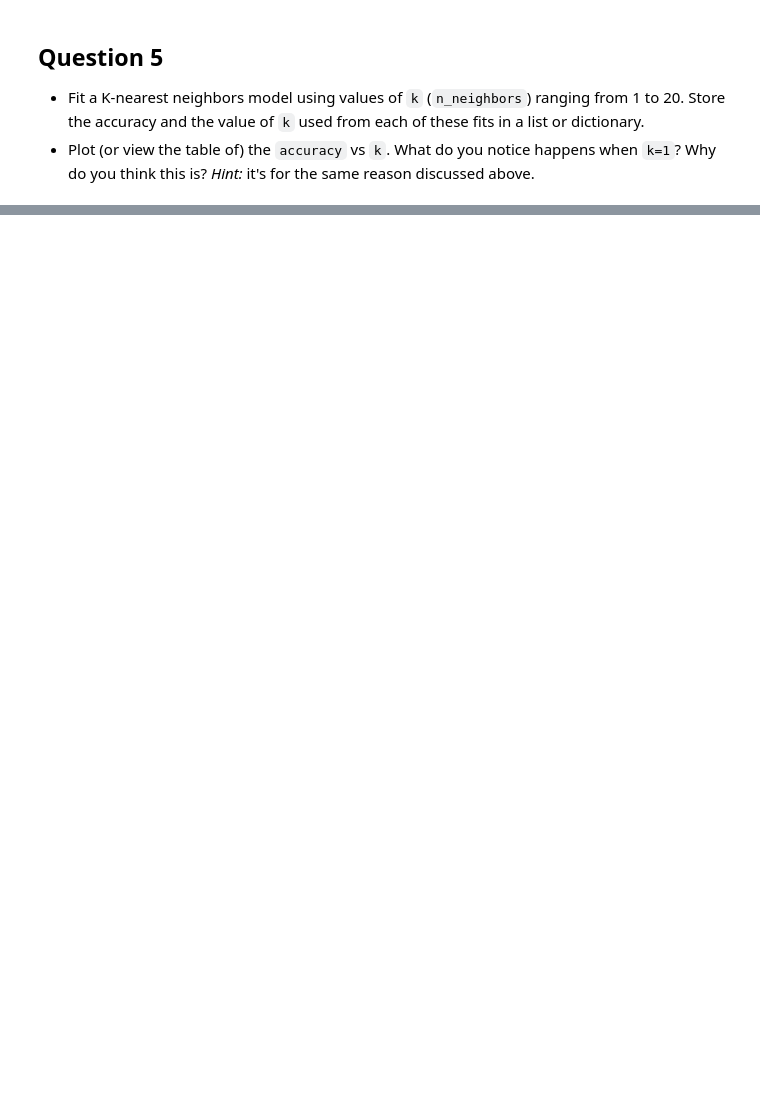
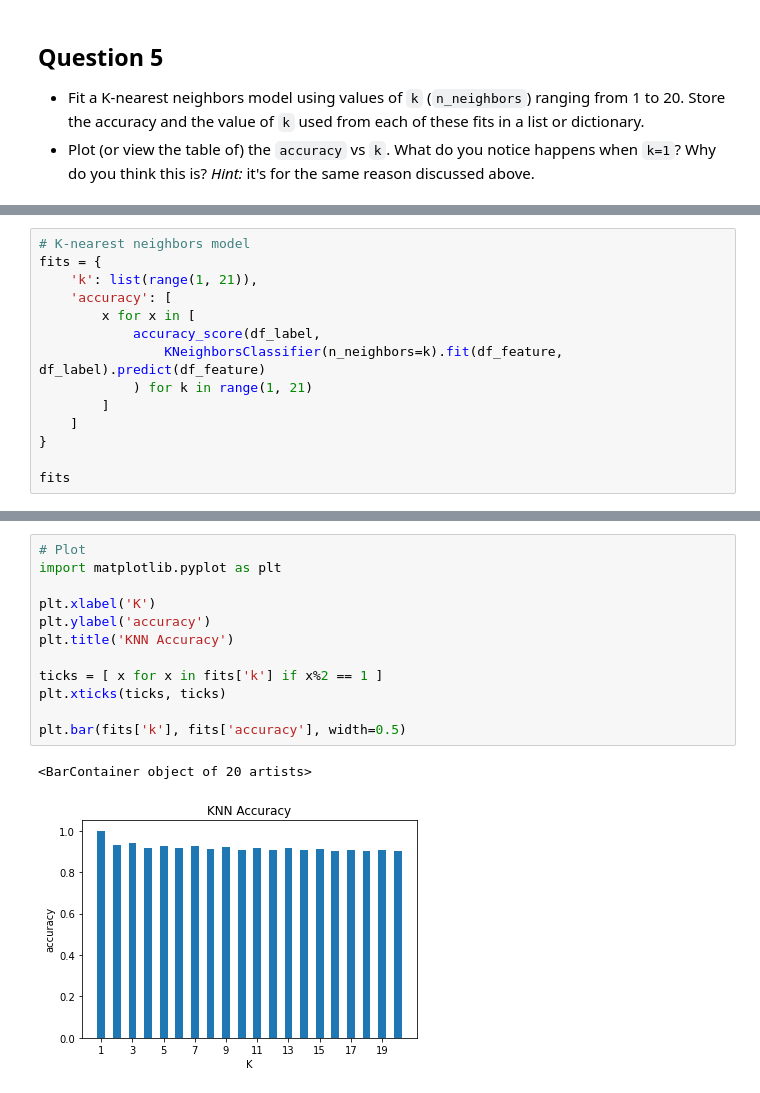
Before and after one commit to elaynelemos/ic, a Jupyter notebook: explore-scikit-learn/Scikit.ipynb, the cells around one changed output, grey strips where cells are left out. Cells and saved outputs as stored; diff of their text form; blank space fills up the shorter version.

```diff
--- a/explore-scikit-learn/Scikit.ipynb
+++ b/explore-scikit-learn/Scikit.ipynb
@@ -104,0 +111,14 @@ import matplotlib.pyplot as plt
+# %%
+# K-nearest neighbors model
+fits = {
+    'k': list(range(1, 21)),
+    'accuracy': [
+        x for x in [
+            accuracy_score(df_label,
+                KNeighborsClassifier(n_neighbors=k).fit(df_feature, df_label).predict(df_feature)
+            ) for k in range(1, 21)
+        ]
+    ]
+}
+
+fits
@@ -104,0 +143,15 @@ import matplotlib.pyplot as plt
+# %%
+# Plot
+import matplotlib.pyplot as plt
+
+plt.xlabel('K')
+plt.ylabel('accuracy')
+plt.title('KNN Accuracy')
+
+ticks = [ x for x in fits['k'] if x%2 == 1 ]
+plt.xticks(ticks, ticks)
+
+plt.bar(fits['k'], fits['accuracy'], width=0.5)
+# %% [output]
+<BarContainer object of 20 artists>
+[figure, added]
```
Also changed, not shown: parts of 6 cells of this notebook.
